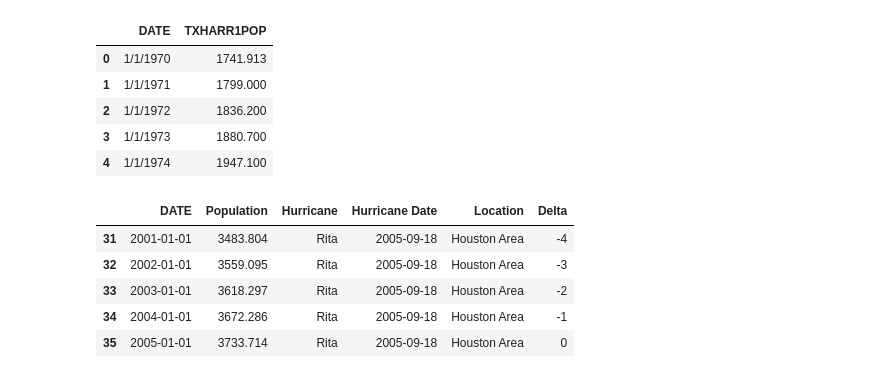
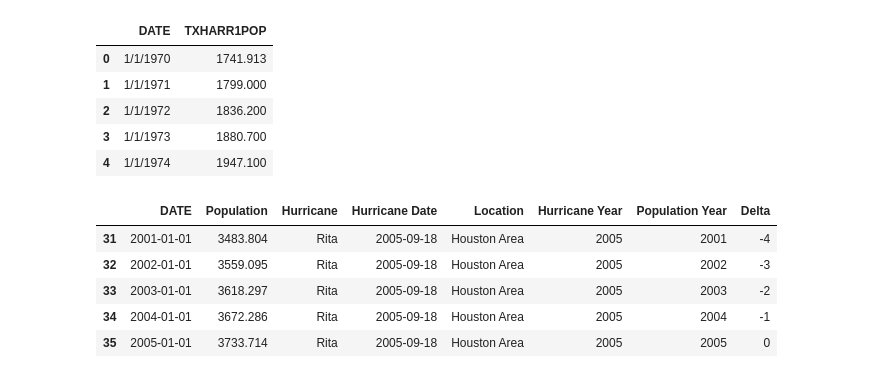
Before and after one commit to mchrzanowski27/Project1, a Jupyter notebook: Project 1 Data Rita.ipynb, the cells around one changed output. Saved outputs shown, nothing was run; the diff lists cells and outputs as text; code cells hidden in the pictures.

Commit message:
Rita pop date fix

```diff
--- a/Project 1 Data Rita.ipynb
+++ b/Project 1 Data Rita.ipynb
@@ -242,33 +242,40 @@ rita_population_df.head()
 # %%
 # remove rows prior to 1990
 
 rita_population_df['DATE'] = pd.to_datetime(rita_population_df['DATE'])
 
 rita_population_df = rita_population_df[rita_population_df["DATE"] >= '2001-01-01']
 
 #Add hurricane, year, location
 
 rita_population_df[['Hurricane','Hurricane Date','Location']] = pd.DataFrame([['Rita','2005-09-18','Houston Area']], index = rita_population_df.index)
 
 rita_population_df['Hurricane Date'] = pd.to_datetime(rita_population_df['Hurricane Date'])
 
+rita_population_df['Hurricane Year'] = pd.to_datetime(rita_population_df['Hurricane Date'],format='%Y%m%d')
+
+rita_population_df['Hurricane Year'] = pd.DatetimeIndex(rita_population_df['Hurricane Year']).year
+
+rita_population_df['Population Year'] = pd.to_datetime(rita_population_df['DATE'],format='%Y%m%d')
+
+rita_population_df['Population Year'] = pd.DatetimeIndex(rita_population_df['Population Year']).year
 
 #We will need to show data from multiple years, so delta from hurricane best option
-rita_population_df['Delta'] = ((rita_population_df['DATE'] - rita_population_df['Hurricane Date']).dt.days/365)
+rita_population_df['Delta'] = ((rita_population_df['Population Year'] - rita_population_df['Hurricane Year']))
 
 rita_population_df['Delta'] = rita_population_df['Delta'].astype(int)
 
 #Rename column
 rita_population_df = rita_population_df.rename(columns={'TXHARR1POP': 'Population'})
 
 rita_population_df.head()
 # %% [output]
-|  | DATE | Population | Hurricane | Hurricane Date | Location | Delta |
-| 31 | 2001-01-01 | 3483.804 | Rita | 2005-09-18 | Houston Area | -4 |
-| 32 | 2002-01-01 | 3559.095 | Rita | 2005-09-18 | Houston Area | -3 |
-| 33 | 2003-01-01 | 3618.297 | Rita | 2005-09-18 | Houston Area | -2 |
-| 34 | 2004-01-01 | 3672.286 | Rita | 2005-09-18 | Houston Area | -1 |
-| 35 | 2005-01-01 | 3733.714 | Rita | 2005-09-18 | Houston Area | 0 |
+|  | DATE | Population | Hurricane | Hurricane Date | Location | Hurricane Year | Population Year | Delta |
+| 31 | 2001-01-01 | 3483.804 | Rita | 2005-09-18 | Houston Area | 2005 | 2001 | -4 |
+| 32 | 2002-01-01 | 3559.095 | Rita | 2005-09-18 | Houston Area | 2005 | 2002 | -3 |
+| 33 | 2003-01-01 | 3618.297 | Rita | 2005-09-18 | Houston Area | 2005 | 2003 | -2 |
+| 34 | 2004-01-01 | 3672.286 | Rita | 2005-09-18 | Houston Area | 2005 | 2004 | -1 |
+| 35 | 2005-01-01 | 3733.714 | Rita | 2005-09-18 | Houston Area | 2005 | 2005 | 0 |
 # %%
 #export to CSV
 
```
Also changed, not shown: parts of 5 cells of this notebook, 6 other files.
